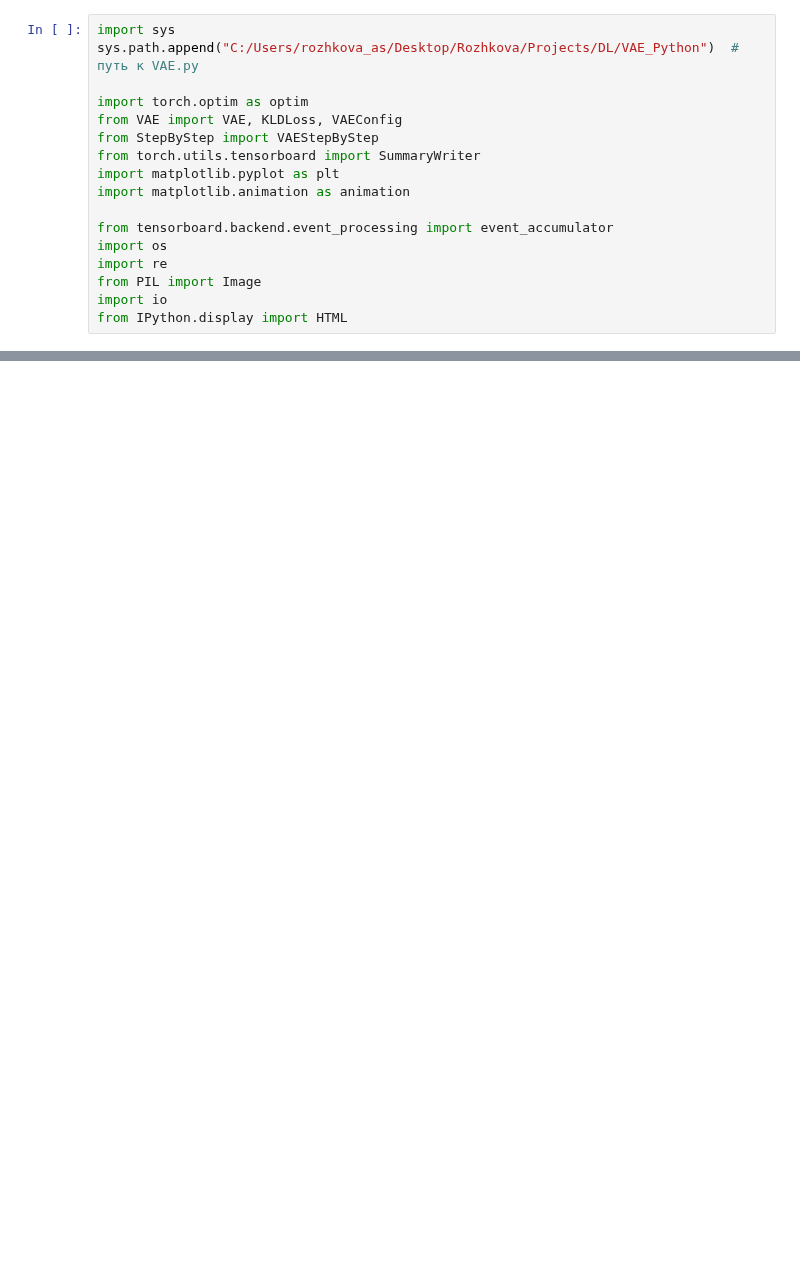
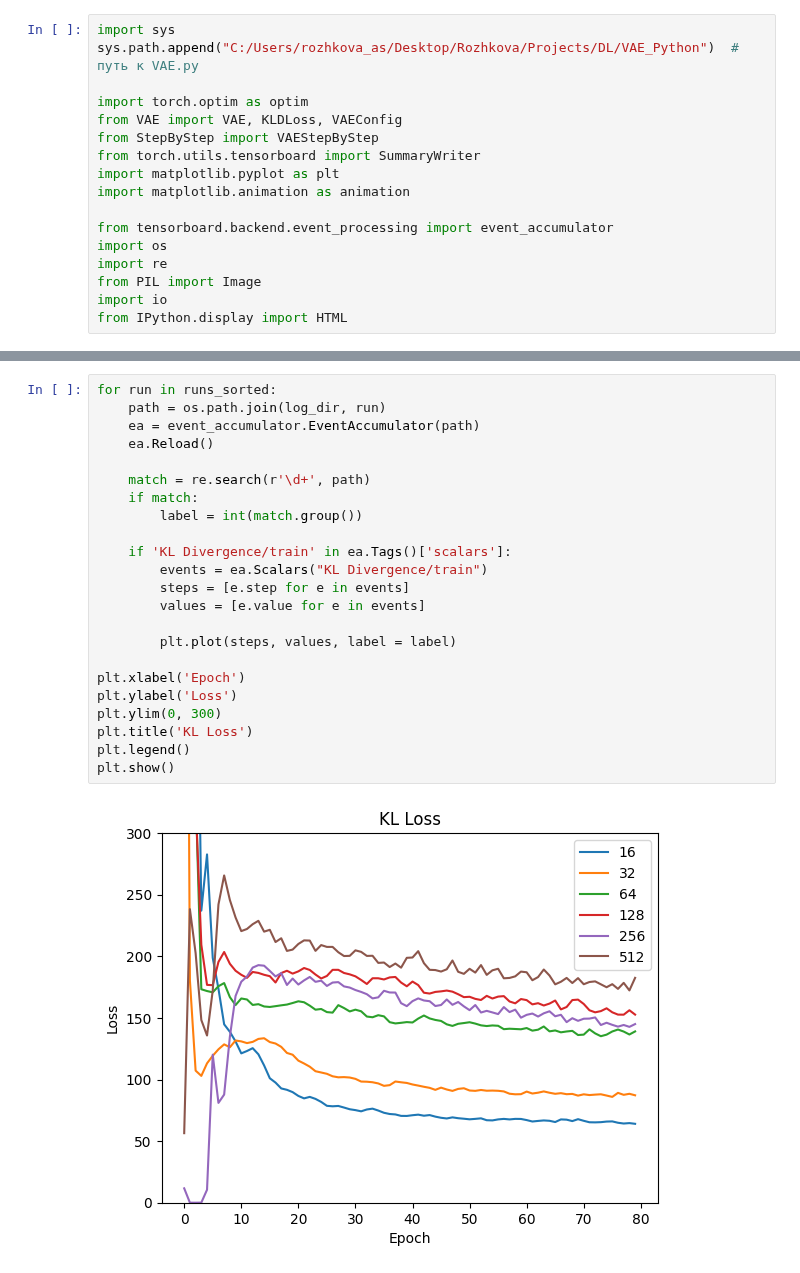
Before and after one commit to krapivik/Anomaly-Detection, a Jupyter notebook: VAE_Python/notebooks/Article.ipynb, the cells around one changed output, grey strips where cells are left out. Drawn from its saved outputs; the diff is of its cells as text; blank space fills up the shorter version.

```diff
--- a/VAE_Python/notebooks/Article.ipynb
+++ b/VAE_Python/notebooks/Article.ipynb
@@ -77 +111,26 @@ plt.show()
+# %%
+for run in runs_sorted:
+    path = os.path.join(log_dir, run)
+    ea = event_accumulator.EventAccumulator(path)
+    ea.Reload()
+
+    match = re.search(r'\d+', path)
+    if match:
+        label = int(match.group())
+
+    if 'KL Divergence/train' in ea.Tags()['scalars']:
+        events = ea.Scalars("KL Divergence/train")
+        steps = [e.step for e in events]
+        values = [e.value for e in events]
+
+        plt.plot(steps, values, label = label)
+
+plt.xlabel('Epoch')
+plt.ylabel('Loss')
+plt.ylim(0, 300)
+plt.title('KL Loss')
+plt.legend()
+plt.show()
+# %% [output]
+[figure, added]
 # %%
```
Also changed, not shown: parts of 5 cells of this notebook, 3 other files.
